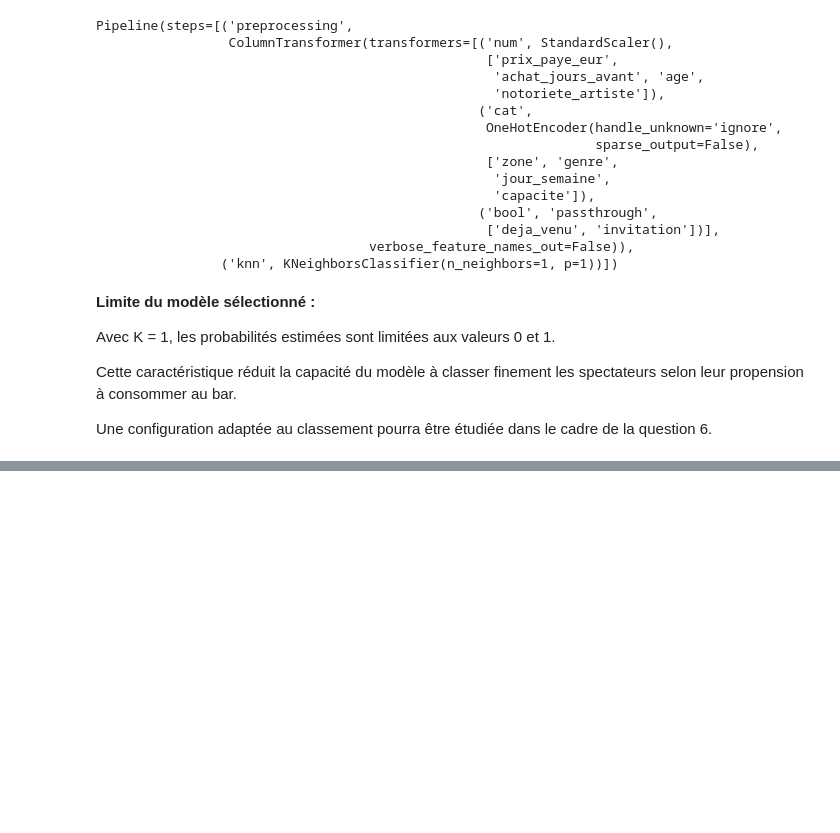
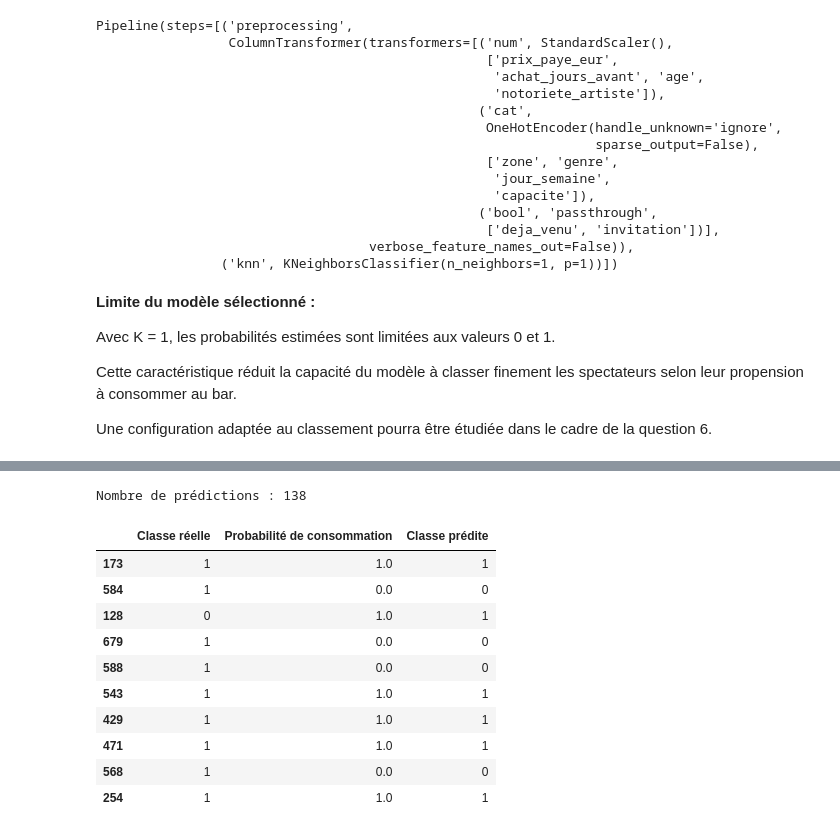
Before and after one commit to Fourkhoub/Projet_DataMining, a Jupyter notebook: notebooks/Question5.ipynb, the cells around one changed output, grey strips where cells are left out. Cells and saved outputs as stored; diff of their text form; code cells hidden in the pictures; blank space fills up the shorter version.

```diff
--- a/notebooks/Question5.ipynb
+++ b/notebooks/Question5.ipynb
@@ -2139,0 +2148,32 @@ Une configuration adaptée au classement pourra être
+# %%
+# Estimation des probabilités de consommation
+y_proba_test = modele_final.predict_proba(X_test)[:, 1]
+
+# Prédiction des classes selon le seuil final
+y_pred_test = (y_proba_test >= seuil_final).astype(int)
+
+# Comparaison des valeurs réelles et prédites
+predictions_test = pd.DataFrame({
+    'Classe réelle': y_test,
+    'Probabilité de consommation': y_proba_test,
+    'Classe prédite': y_pred_test
+}, index=X_test.index)
+
+# Vérification du nombre de prédictions
+print("Nombre de prédictions :", len(y_pred_test))
+
+# Aperçu des résultats
+display(predictions_test.head(10))
+# %% [output]
+Nombre de prédictions : 138
+|  | Classe réelle | Probabilité de consommation | Classe prédite |
+| 173 | 1 | 1.0 | 1 |
+| 584 | 1 | 0.0 | 0 |
+| 128 | 0 | 1.0 | 1 |
+| 679 | 1 | 0.0 | 0 |
+| 588 | 1 | 0.0 | 0 |
+| 543 | 1 | 1.0 | 1 |
+| 429 | 1 | 1.0 | 1 |
+| 471 | 1 | 1.0 | 1 |
+| 568 | 1 | 0.0 | 0 |
+| 254 | 1 | 1.0 | 1 |
```
Also changed, not shown: parts of 18 cells of this notebook.
